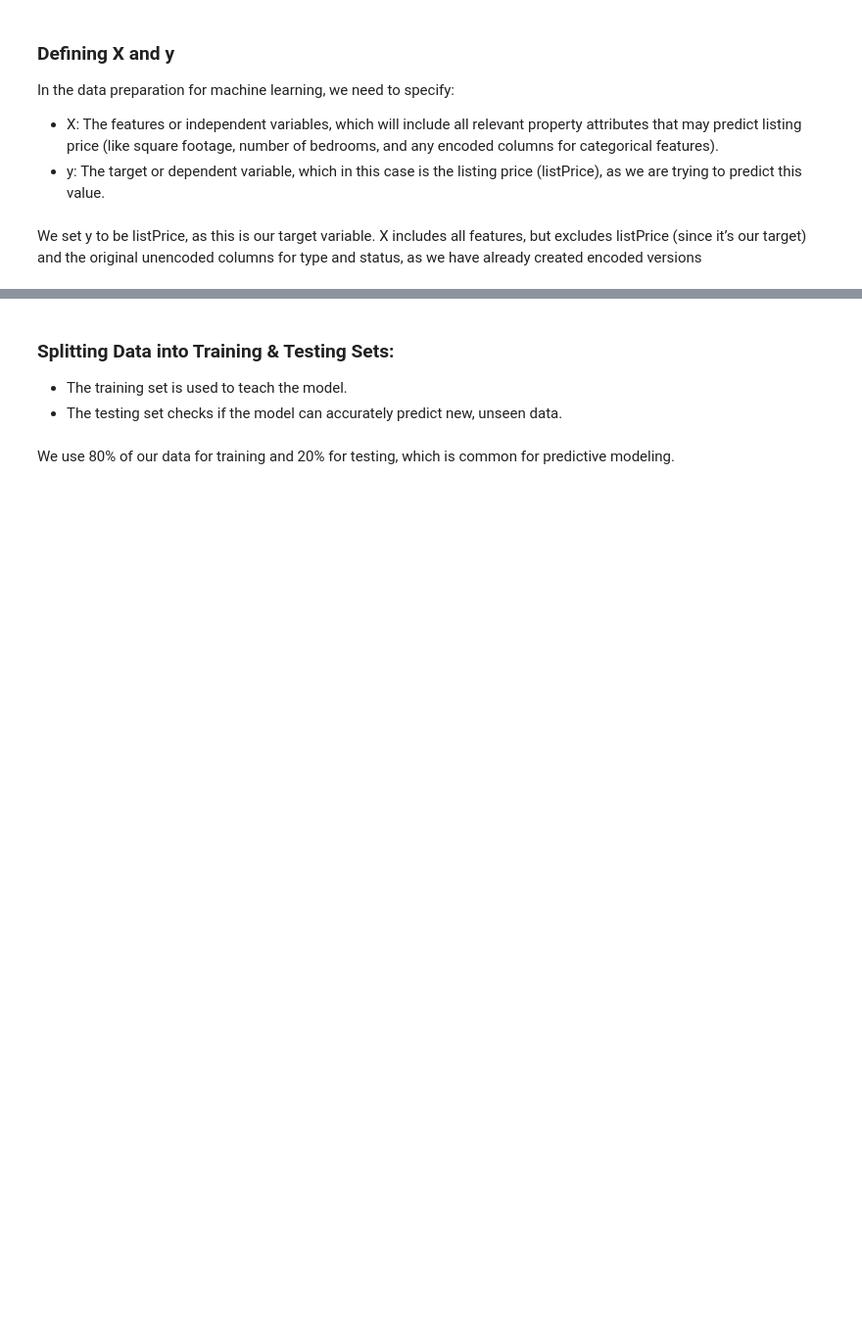
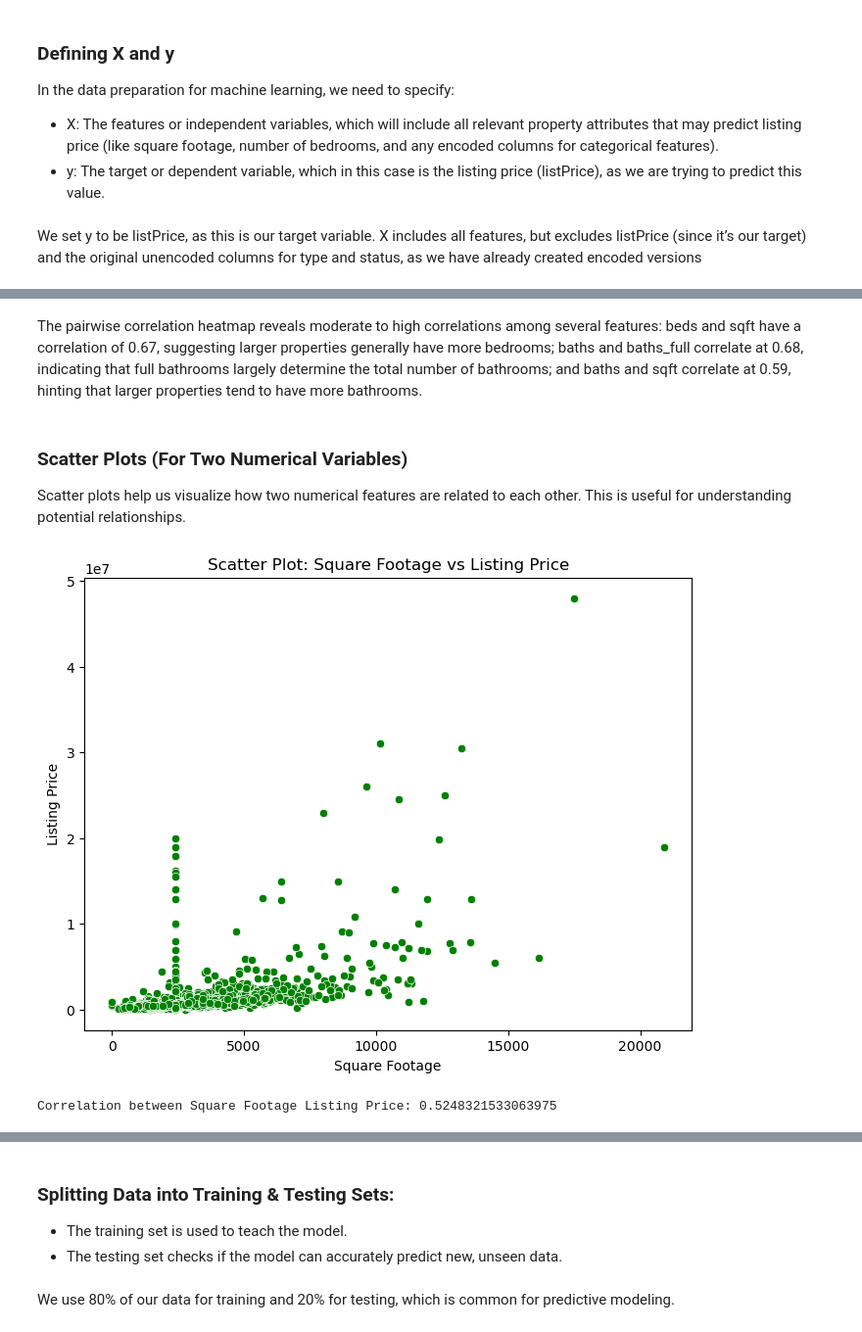
Before and after one commit to quadrillionaiire/Utah-Real-Estate-Sales-Analysis, a Jupyter notebook: notebooks/machine_learning.ipynb, the cells around one changed output, grey strips where cells are left out. Shown at 98% size. Cells and saved outputs as stored; diff of their text form; code cells hidden in the pictures; blank space fills up the shorter version.

```diff
--- a/notebooks/machine_learning.ipynb
+++ b/notebooks/machine_learning.ipynb
@@ -90,0 +129,23 @@ X includes all features, but excludes listPrice (since it’s our target) and th
+# %% [markdown]
+The pairwise correlation heatmap reveals moderate to high correlations among several features: beds and sqft have a correlation of 0.67, suggesting larger properties generally have more bedrooms; baths and baths_full correlate at 0.68, indicating that full bathrooms largely determine the total number of bathrooms; and baths and sqft correlate at 0.59, hinting that larger properties tend to have more bathrooms.
+# %% [markdown]
+### Scatter Plots (For Two Numerical Variables)
+Scatter plots help us visualize how two numerical features are related to each other. This is useful for understanding potential relationships.
+# %%
+# Scatter plot to visualize the relationship between 'sqft' and 'listPrice'
+plt.figure(figsize=(8, 6))
+sns.scatterplot(data=cleanedrs_data_encoded, x='sqft', y='listPrice', color='green')
+plt.title('Scatter Plot: Square Footage vs Listing Price')
+plt.xlabel('Square Footage')
+plt.ylabel('Listing Price')
+plt.show()
+# %% [output]
+[figure, added]
+# %%
+# Calculate the correlation between lot size and listing price
+correlation = cleanedrs_data_encoded['sqft'].corr(cleanedrs_data_encoded['listPrice'])
+
+#Print the correlation value
+print("Correlation between Square Footage Listing Price:", correlation)
+# %% [output]
+Correlation between Square Footage Listing Price: 0.5248321533063975
```
Also changed, not shown: parts of 111 cells of this notebook, 1 other file.
